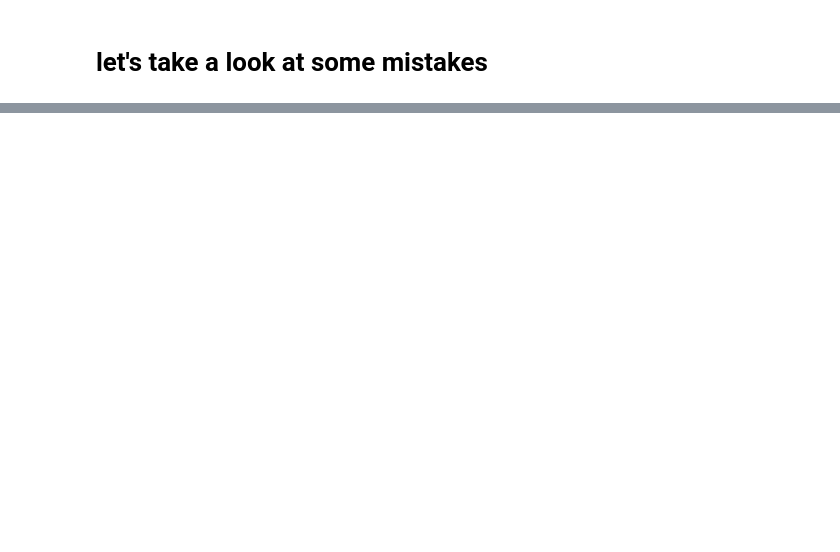
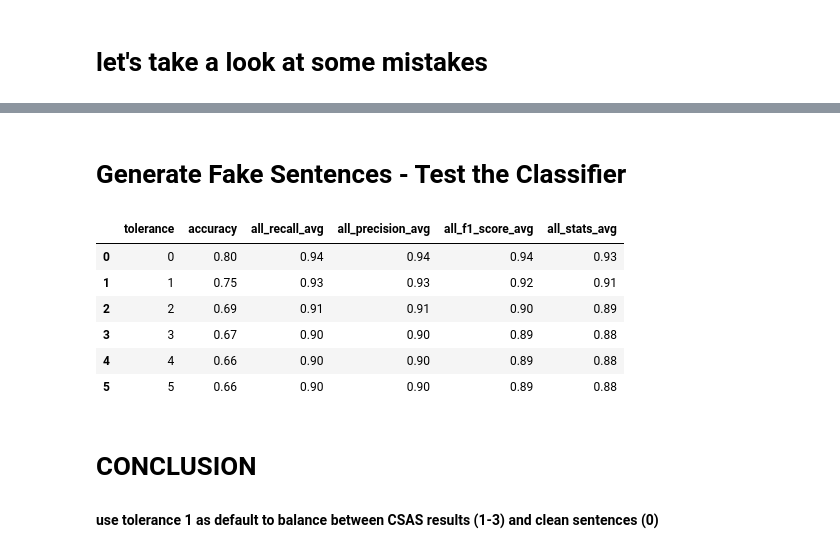
Before and after one commit to KevinCarr42/AI-Translation, a Jupyter notebook: language_classifier/evaluate_classifier.ipynb, the cells around one changed output, grey strips where cells are left out. Cells and saved outputs as stored; diff of their text form; code cells hidden in the pictures; blank space fills up the shorter version.

```diff
--- a/language_classifier/evaluate_classifier.ipynb
+++ b/language_classifier/evaluate_classifier.ipynb
@@ -308,0 +210,2 @@ with open("example_sentences.json", "w", encoding="utf-8") as f:
+# %% [markdown]
+# Generate Fake Sentences - Test the Classifier
@@ -308,0 +350,22 @@ with open("example_sentences.json", "w", encoding="utf-8") as f:
+# %%
+n = 10000
+tolerances = [0, 1, 2, 3, 4, 5]
+
+clf = LanguageClassifier()
+
+df = evaluate_classifier(clf, fake_sentences, n, tolerances)
+grouped_df = create_stats(df)
+# %%
+# zero tolerance seems best for fake sentences / clean data
+grouped_df[['tolerance', 'accuracy', 'all_recall_avg', 'all_precision_avg', 'all_f1_score_avg', 'all_stats_avg']]
+# %% [output]
+|  | tolerance | accuracy | all_recall_avg | all_precision_avg | all_f1_score_avg | all_stats_avg |
+| 0 | 0 | 0.80 | 0.94 | 0.94 | 0.94 | 0.93 |
+| 1 | 1 | 0.75 | 0.93 | 0.93 | 0.92 | 0.91 |
+| 2 | 2 | 0.69 | 0.91 | 0.91 | 0.90 | 0.89 |
+| 3 | 3 | 0.67 | 0.90 | 0.90 | 0.89 | 0.88 |
+| 4 | 4 | 0.66 | 0.90 | 0.90 | 0.89 | 0.88 |
+| 5 | 5 | 0.66 | 0.90 | 0.90 | 0.89 | 0.88 |
+# %% [markdown]
+# CONCLUSION
+#### use tolerance 1 as default to balance between CSAS results (1-3) and clean sentences (0)
```
Also changed, not shown: parts of 27 cells of this notebook.
